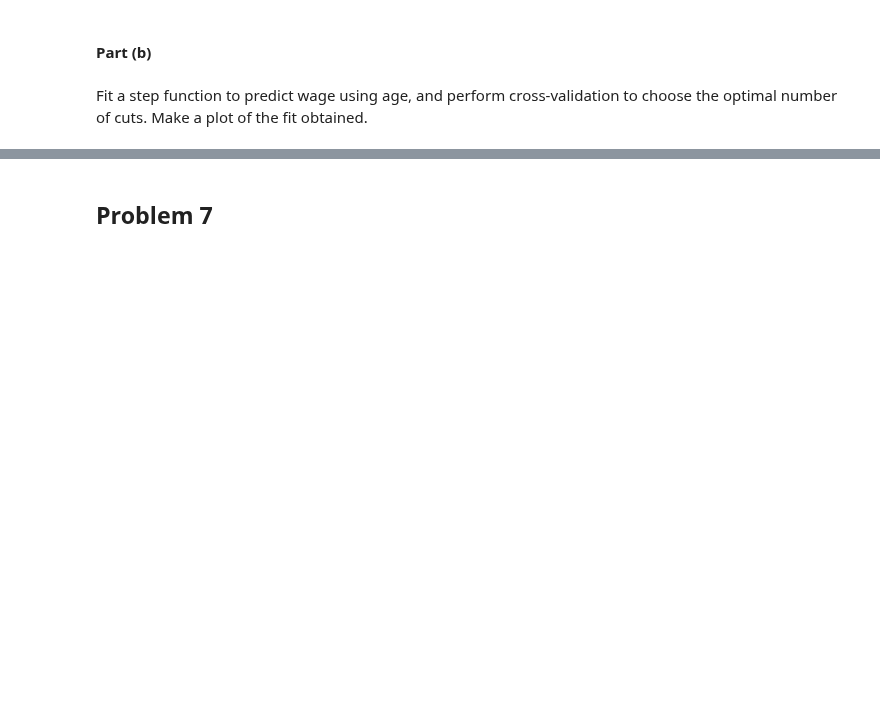
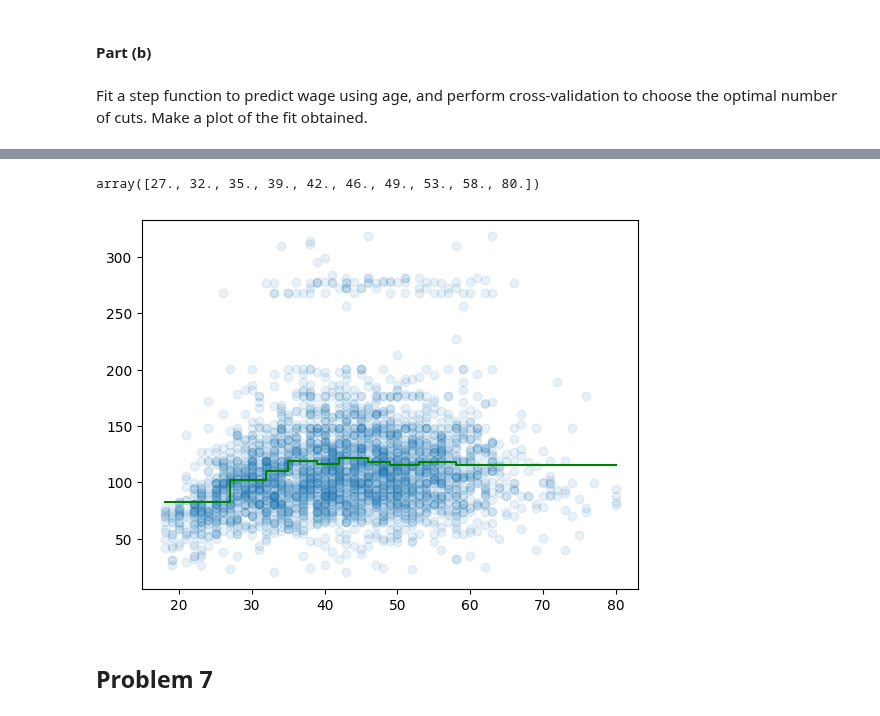
Before and after one commit to kmerkl22/k-s-ISL, a Jupyter notebook: Notebooks/Ch07-ISLappliedexercises.ipynb, the cells around one changed output, grey strips where cells are left out. Saved outputs shown, nothing was run; the diff lists cells and outputs as text; code cells hidden in the pictures; blank space fills up the shorter version.

```diff
--- a/Notebooks/Ch07-ISLappliedexercises.ipynb
+++ b/Notebooks/Ch07-ISLappliedexercises.ipynb
@@ -9,3 +32,7 @@
 # %% [markdown]
 Perform polynomial regression to predict wage using age. Use cross-validation to select the optimal degree d for the polynomial. What degree was chosen, and how does this compare to
 the results of hypothesis testing using ANOVA? Make a plot of the resulting polynomial fit to the data.
+# %%
+Wage = load_data('Wage')
+y = Wage['wage']
+age = Wage['age']
@@ -15,0 +134,4 @@ Fit a step function to predict wage using age, and perform cross-validation to c
+# %%
+cut_age = pd.qcut(age, 10)
+tencuts = summarize(sm.OLS(y, pd.get_dummies(cut_age)).fit())
+tencuts
@@ -16,3 +150,41 @@ Fit a step function to predict wage using age, and perform cross-validation to c
+# %%
+xr = np.zeros(10)
+for i in range(0,10):
+    string1=tencuts.index[i]
+    substring = string1[-5:]
+    substring = substring[:-1]
+    xr[i] = float(substring)
+xr
+# %% [output]
+array([27., 32., 35., 39., 42., 46., 49., 53., 58., 80.])
+# %%
+xl = np.zeros(11)
+for i in range(0,10):
+    string1=tencuts.index[i]
+    substring = string1[:-7]
+    substring = substring[1:]
+    xl[i] = float(substring)
+xl[10]=xr[9]
+# %%
+import matplotlib.pyplot as plt
+import numpy as np
+
+xr = np.zeros(10)
+for i in range(0,10):
+    string1=tencuts.index[i]
+    substring = string1[-5:]
+    substring = substring[:-1]
+    xr[i] = float(substring)
+y_step = np.zeros(11)
+for i in range(0,10):
+    y_step[i]=tencuts.coef[i]
+y_step[10]=tencuts.coef[9]
+
+plt.step(xl, y_step, 'g', where='post')
+plt.scatter(age,y,alpha=0.1)
+plt.show()
+# %% [output]
+[figure, added]
 # %% [markdown]
 ## Problem 7
 # %% [markdown]
```
Also changed, not shown: parts of 18 cells of this notebook.
